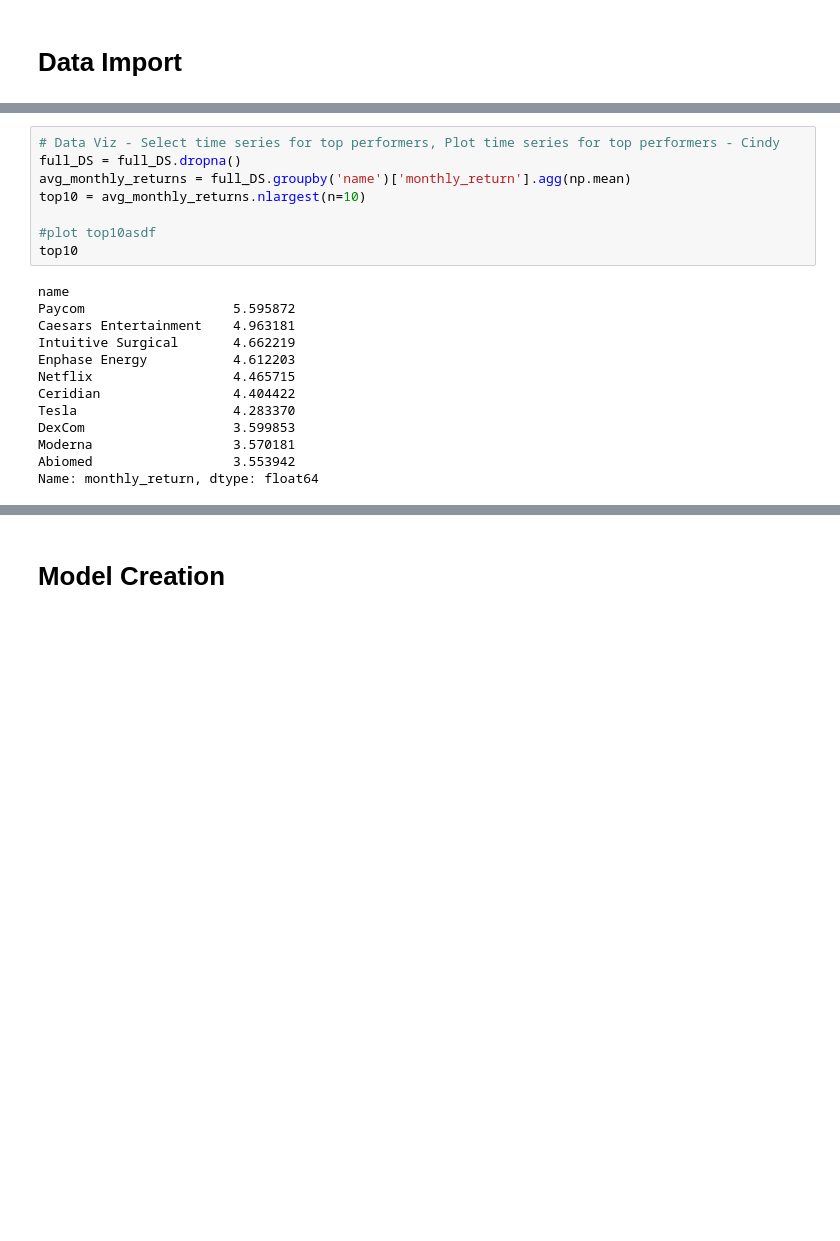
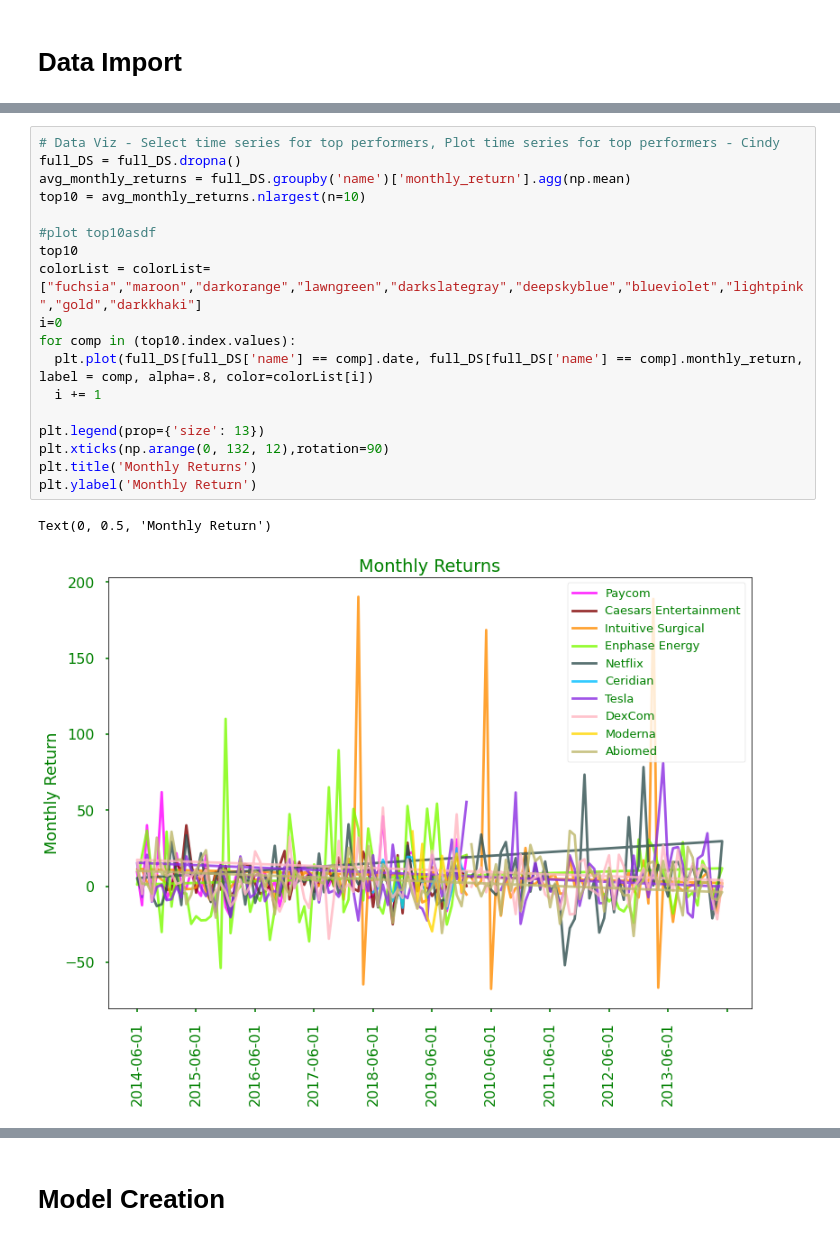
Before and after one commit to H-Cindy/CQF-Deep-Dive-Sharpe, a Jupyter notebook: Deep_dive_sharpe.ipynb, the cells around one changed output, grey strips where cells are left out. Cells and saved outputs as stored; diff of their text form; blank space fills up the shorter version.

```diff
--- a/Deep_dive_sharpe.ipynb
+++ b/Deep_dive_sharpe.ipynb
@@ -51,21 +83,21 @@ ModuleNotFoundError: No module named 'matplotlib'
 # %%
 # Data Viz - Select time series for top performers, Plot time series for top performers - Cindy
 full_DS = full_DS.dropna()
 avg_monthly_returns = full_DS.groupby('name')['monthly_return'].agg(np.mean)
 top10 = avg_monthly_returns.nlargest(n=10)
 
 #plot top10asdf
 top10
+colorList = colorList=["fuchsia","maroon","darkorange","lawngreen","darkslategray","deepskyblue","blueviolet","lightpink","gold","darkkhaki"]
+i=0
+for comp in (top10.index.values):
+  plt.plot(full_DS[full_DS['name'] == comp].date, full_DS[full_DS['name'] == comp].monthly_return, label = comp, alpha=.8, color=colorList[i])
+  i += 1
+
+plt.legend(prop={'size': 13})
+plt.xticks(np.arange(0, 132, 12),rotation=90)
+plt.title('Monthly Returns')
+plt.ylabel('Monthly Return')
 # %% [output]
-name
-Paycom                   5.595872
-Caesars Entertainment    4.963181
-Intuitive Surgical       4.662219
-Enphase Energy           4.612203
-Netflix                  4.465715
-Ceridian                 4.404422
-Tesla                    4.283370
-DexCom                   3.599853
-Moderna                  3.570181
-Abiomed                  3.553942
-Name: monthly_return, dtype: float64
+Text(0, 0.5, 'Monthly Return')
+[figure, added]
```
Also changed, not shown: parts of 10 cells of this notebook, 1 other file.
